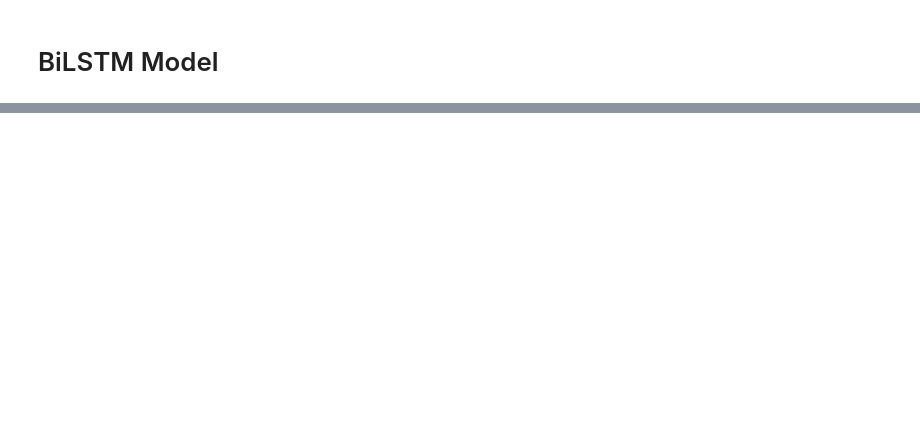
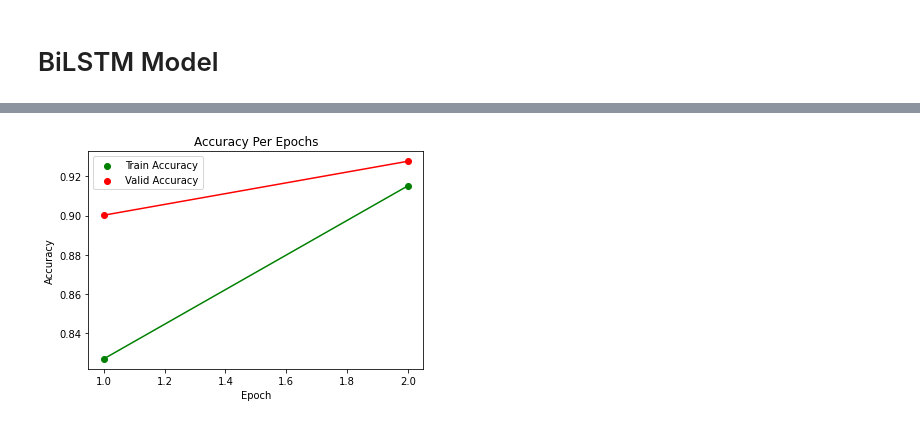
Before and after one commit to AUT-Student/NLP-HW2, a Jupyter notebook: NLP_HW2_Q2.ipynb, the cells around one changed output, grey strips where cells are left out. Drawn from its saved outputs; the diff is of its cells as text; code cells hidden in the pictures; blank space fills up the shorter version.

```diff
--- a/NLP_HW2_Q2.ipynb
+++ b/NLP_HW2_Q2.ipynb
@@ -227,0 +275,21 @@ Epoch 2/10
+# %%
+plt.title("Accuracy Per Epochs")
+plt.xlabel("Epoch")
+plt.ylabel("Accuracy")
+
+train_accuracy_list = model.history.history["ignore_accuracy"]
+valid_accuracy_list = model.history.history["val_ignore_accuracy"]
+
+epochs = range(1, len(train_accuracy_list)+1)
+
+plt.scatter(epochs, train_accuracy_list, label="Train Accuracy", color="green")
+plt.scatter(epochs, valid_accuracy_list, label="Valid Accuracy", color="red")
+
+plt.plot(epochs, train_accuracy_list, color="green")
+plt.plot(epochs, valid_accuracy_list, color="red")
+
+plt.legend()
+
+plt.show()
+# %% [output]
+[figure, added]
```
Also changed, not shown: parts of 13 cells of this notebook.
